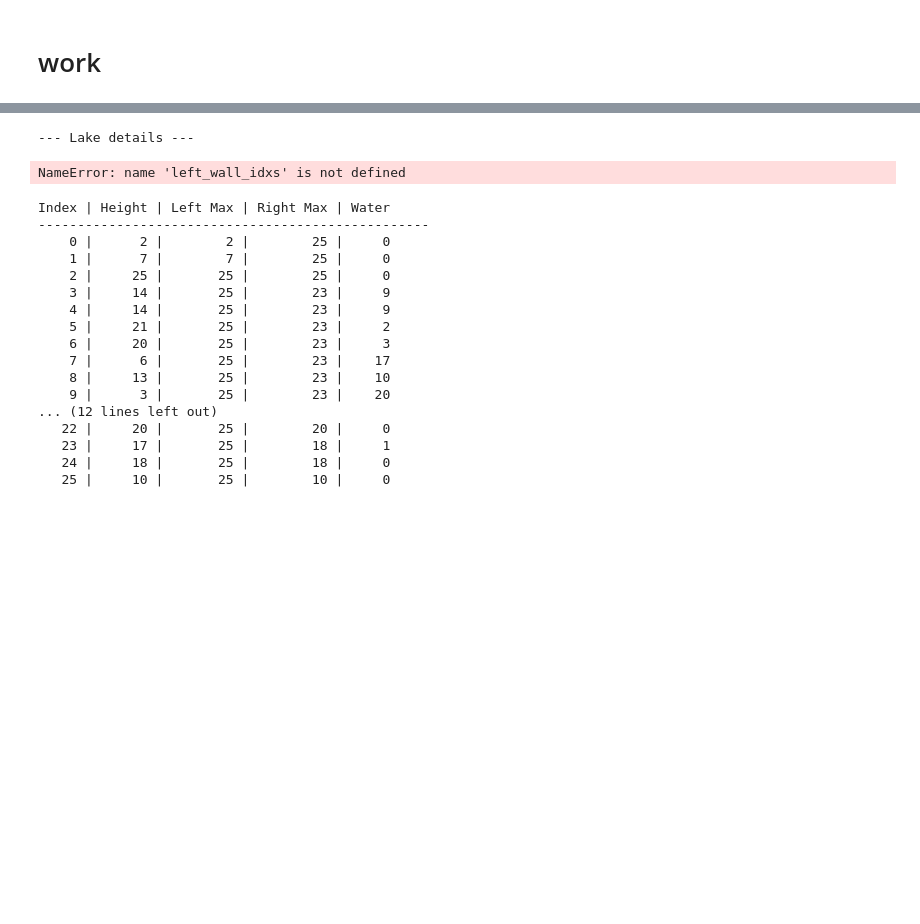
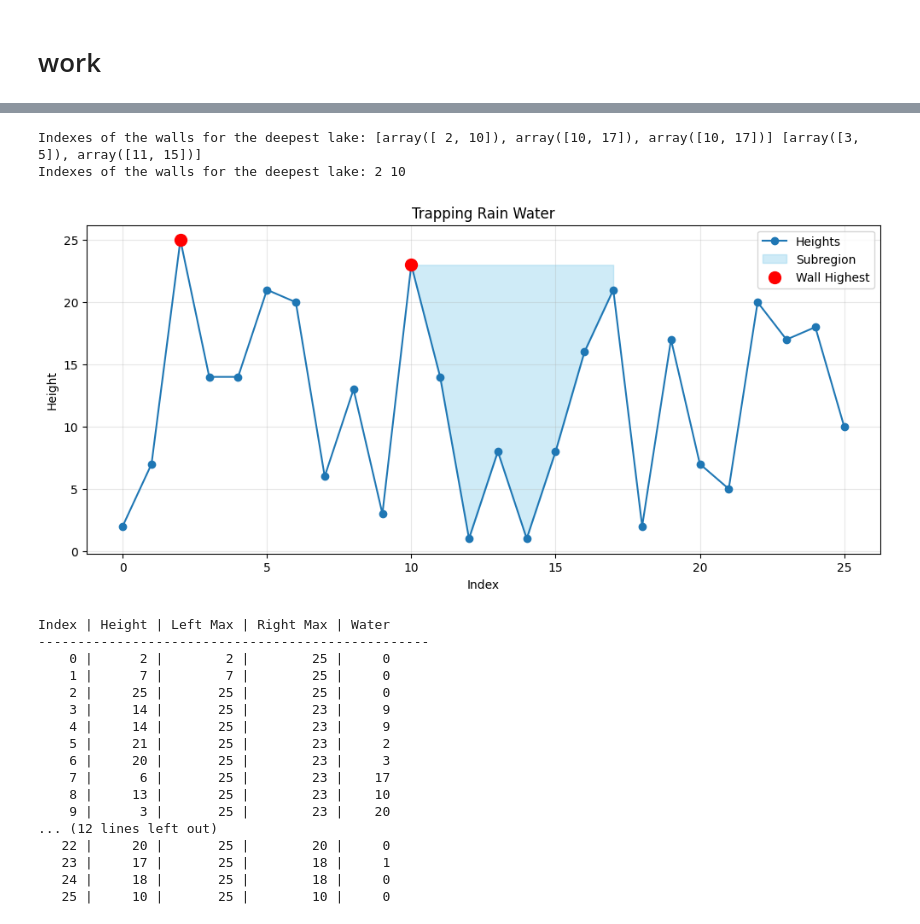
Before and after one commit to Animmant/amazinium_2026_tasks, a Jupyter notebook: works/mountaines.ipynb, the cells around one changed output, grey strips where cells are left out. Drawn from its saved outputs; the diff is of its cells as text; code cells hidden in the pictures; blank space fills up the shorter version.

```diff
--- a/works/mountaines.ipynb
+++ b/works/mountaines.ipynb
@@ -309,43 +174,30 @@ Right edge on the left side: index 22 (height 20)
-# %%
-import numpy as np
-
-# Your data (for example)
-data = example_data
-n = len(data)
-
-# Example of output for a specific pit
-print("\n--- Lake details ---")
-# Searching for index 5, for example
-idx = 5
-l_idx = left_wall_idxs[idx]
-r_idx = right_wall_idxs[idx]
-print(f"At point {idx} (height {data[idx]}):")
-print(f"  - Left wall: index {l_idx} (height {data[l_idx]})")
-print(f"  - Right wall: index {r_idx} (height {data[r_idx]})")
-
-idx = 9
-l_idx = left_wall_idxs[idx]
-r_idx = right_wall_idxs[idx]
-print(f"At point {idx} (height {data[idx]}):")
-print(f"  - Left side: index {l_idx} (height {data[l_idx]})")
-print(f"  - Right side: index {r_idx} (height {data[r_idx]})")
-
-idx = 14
-l_idx = left_wall_idxs[idx]
-r_idx = right_wall_idxs[idx]
-print(f"At point {idx} (height {data[idx]}):")
-print(f"  - Left side: index {l_idx} (height {data[l_idx]})")
-print(f"  - Right side: index {r_idx} (height {data[r_idx]})")
-
-idx = 18
-l_idx = left_wall_idxs[idx]
-r_idx = right_wall_idxs[idx]
-print(f"At point {idx} (height {data[idx]}):")
-print(f"  - Left side: index {l_idx} (height {data[l_idx]})")
-print(f"  - Right side: index {r_idx} (height {data[r_idx]})")
-# %% [output]
---- Lake details ---
-NameError: name 'left_wall_idxs' is not defined
+# %%
+# that in function find_idx_walls_for_deepest_lake
+pair_idx_wall = np.arange(2)
+arr_idx_wall_for_deepest = []
+
+for idx in range(len(indexes_deaph)):
+    pair_idx_wall[0] = left_indexes_wall[indexes_deaph[idx]]
+    pair_idx_wall[1] = right_indexes_wall[indexes_deaph[idx]]
+
+    arr_idx_wall_for_deepest.append( pair_idx_wall.copy())
+
+    # print("Left wall index:", idx, "index:", left_indexes_wall[indexes_deaph[idx]])
+    # print("Right wall index:", idx, "index:", right_indexes_wall[indexes_deaph[idx]])
+    # print("Left wall index:", idx, "index:", pair_idx_wall[0])
+    # print("Right wall index:", idx, "index:", pair_idx_wall[1])
+    # print(example_data[left_indexes_wall[indexes_deaph[idx]]], example_data[right_indexes_wall[indexes_deaph[idx]]])
+
+print("Indexes of the walls for the deepest lake:", arr_idx_wall_for_deepest,arr_idx_wall,)
+
+number_idx_wall = 0
+idx1, idx2 = arr_idx_wall_for_deepest[number_idx_wall][0], arr_idx_wall_for_deepest[number_idx_wall][1]
+print("Indexes of the walls for the deepest lake:", idx1, idx2)
+visualize_with_highlights(example_data, start_idx=10, end_idx=18, highest_idxs=[idx1, idx2])
+# %% [output]
+Indexes of the walls for the deepest lake: [array([ 2, 10]), array([10, 17]), array([10, 17])] [array([3, 5]), array([11, 15])]
+Indexes of the walls for the deepest lake: 2 10
+[figure, added]
 # %%
 def calculate_deaph_level(arr):
     if len(arr) < 3:
```
Also changed, not shown: parts of 7 cells of this notebook.
